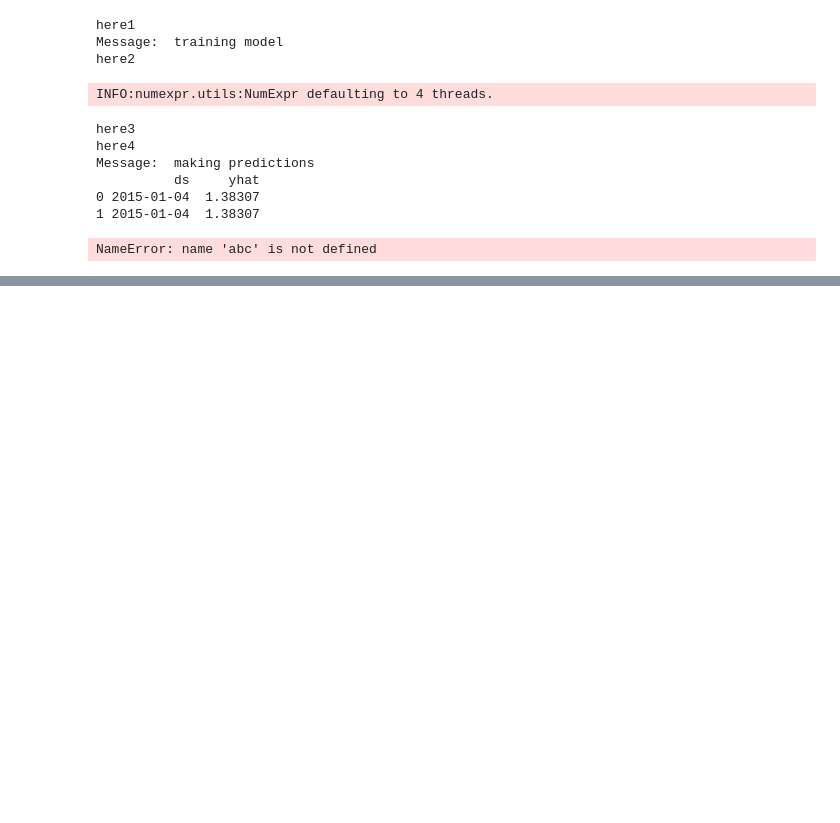
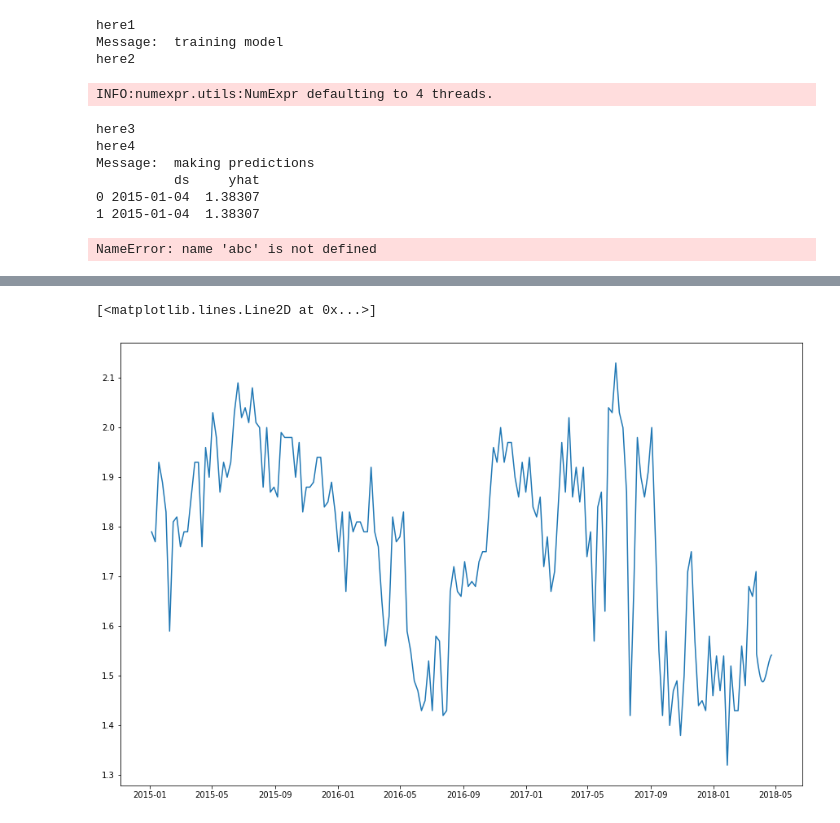
Before and after one commit to v-popov/simple_app, a Jupyter notebook: simple_app/modeling.ipynb, the cells around one changed output, grey strips where cells are left out. Saved outputs shown, nothing was run; the diff lists cells and outputs as text; code cells hidden in the pictures; blank space fills up the shorter version.

```diff
--- a/simple_app/modeling.ipynb
+++ b/simple_app/modeling.ipynb
@@ -61,0 +177,5 @@ dataset.head(2)
+# %%
+d = {'ds': train_dataset['ds'].append(ans.tail(30)['ds']),
+     'y': train_dataset['y'].append(ans.tail(30)['yhat'])}
+df = pd.DataFrame(d)
+df
@@ -61,0 +196,7 @@ dataset.head(2)
+# %%
+f = plt.figure(figsize=(15,10))
+#sub_df = dataset[dataset['region'] == 'Albany']
+plt.plot(df['ds'], df['y'])
+# %% [output]
+[<matplotlib.lines.Line2D at 0x...>]
+[figure, added]
```
Also changed, not shown: parts of 20 cells of this notebook, 2 other files.
